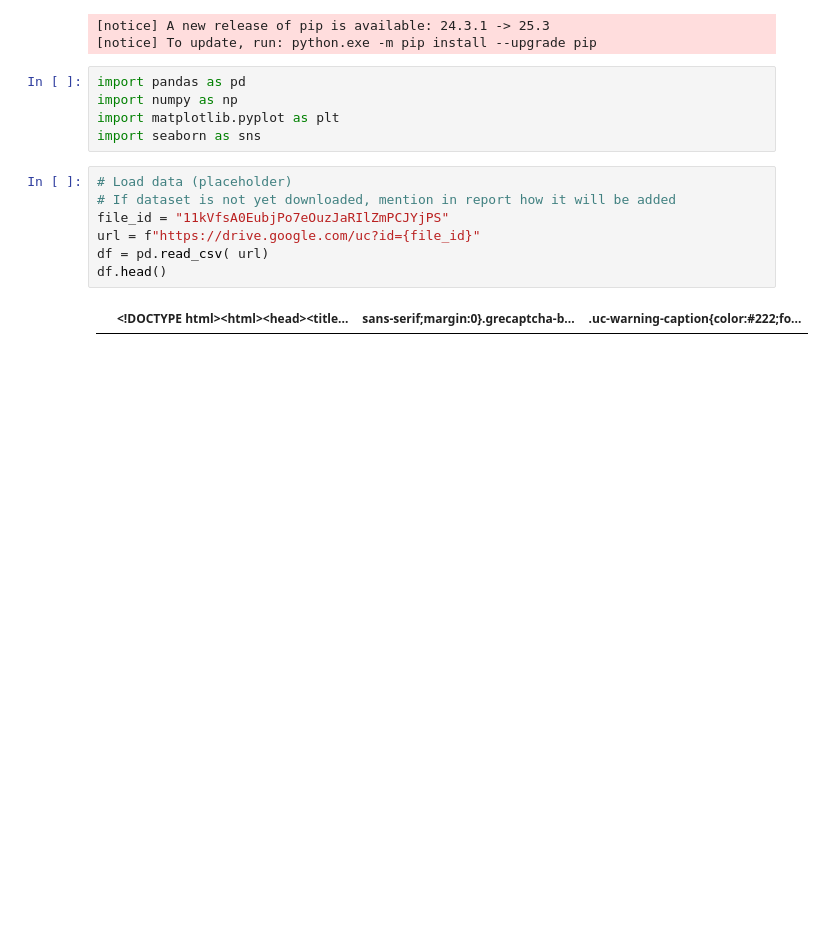
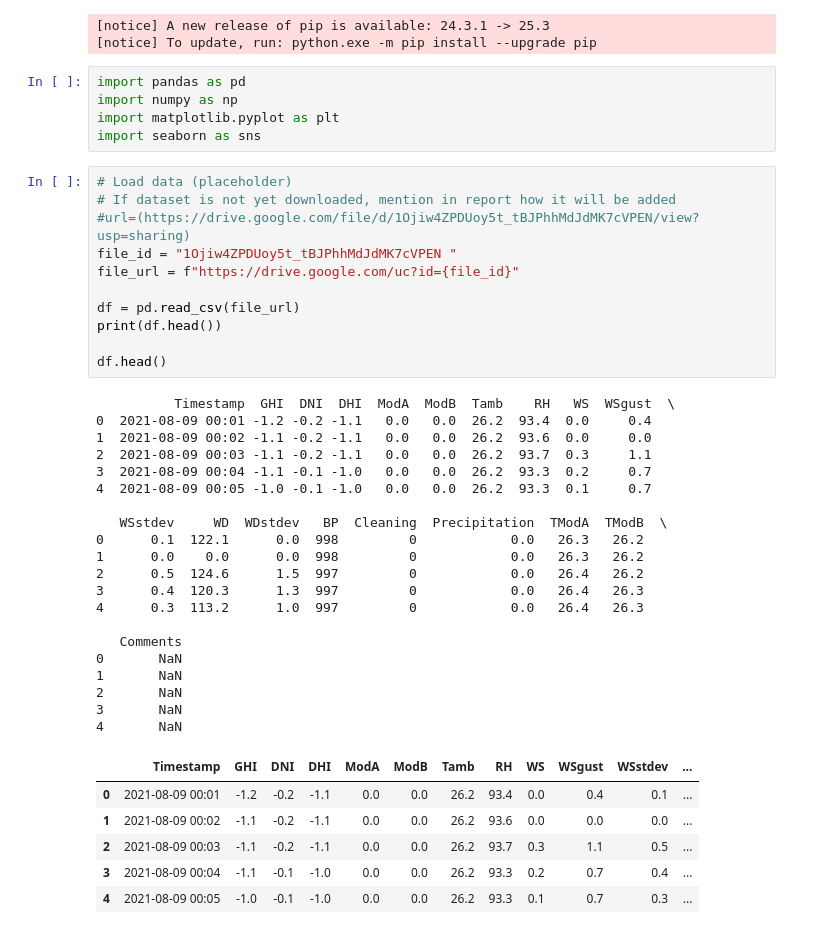
Before and after one commit to H-han221/solar-challenge-week0, a Jupyter notebook: notebook/benin_eda.ipynb, the cells around one changed output. Drawn from its saved outputs; the diff is of its cells as text; blank space fills up the shorter version.

```diff
--- a/notebook/benin_eda.ipynb
+++ b/notebook/benin_eda.ipynb
@@ -43,12 +34,41 @@ import seaborn as sns
 # %%
 # Load data (placeholder)
 # If dataset is not yet downloaded, mention in report how it will be added
-file_id = "11kVfsA0EubjPo7eOuzJaRIlZmPCJYjPS"
-url = f"https://drive.google.com/uc?id={file_id}"
-df = pd.read_csv( url)
+#url=(https://drive.google.com/file/d/1Ojiw4ZPDUoy5t_tBJPhhMdJdMK7cVPEN/view?usp=sharing)
+file_id = "1Ojiw4ZPDUoy5t_tBJPhhMdJdMK7cVPEN "
+file_url = f"https://drive.google.com/uc?id={file_id}"
+
+df = pd.read_csv(file_url)
+print(df.head())
+
 df.head()
 # %% [output]
+          Timestamp  GHI  DNI  DHI  ModA  ModB  Tamb    RH   WS  WSgust  \
+0  2021-08-09 00:01 -1.2 -0.2 -1.1   0.0   0.0  26.2  93.4  0.0     0.4
+1  2021-08-09 00:02 -1.1 -0.2 -1.1   0.0   0.0  26.2  93.6  0.0     0.0
+2  2021-08-09 00:03 -1.1 -0.2 -1.1   0.0   0.0  26.2  93.7  0.3     1.1
+3  2021-08-09 00:04 -1.1 -0.1 -1.0   0.0   0.0  26.2  93.3  0.2     0.7
+4  2021-08-09 00:05 -1.0 -0.1 -1.0   0.0   0.0  26.2  93.3  0.1     0.7
+
+   WSstdev     WD  WDstdev   BP  Cleaning  Precipitation  TModA  TModB  \
+0      0.1  122.1      0.0  998         0            0.0   26.3   26.2
+1      0.0    0.0      0.0  998         0            0.0   26.3   26.2
+2      0.5  124.6      1.5  997         0            0.0   26.4   26.2
+3      0.4  120.3      1.3  997         0            0.0   26.4   26.3
+4      0.3  113.2      1.0  997         0            0.0   26.4   26.3
+
+   Comments
+0       NaN
+1       NaN
+2       NaN
+3       NaN
+4       NaN
-|  | <!DOCTYPE html><html><head><title... | sans-serif;margin:0}.grecaptcha-b... | .uc-warning-caption{color:#222;fo... |
+|  | Timestamp | GHI | DNI | DHI | ModA | ModB | Tamb | RH | WS | WSgust | WSstdev | ... |
+| 0 | 2021-08-09 00:01 | -1.2 | -0.2 | -1.1 | 0.0 | 0.0 | 26.2 | 93.4 | 0.0 | 0.4 | 0.1 | ... |
+| 1 | 2021-08-09 00:02 | -1.1 | -0.2 | -1.1 | 0.0 | 0.0 | 26.2 | 93.6 | 0.0 | 0.0 | 0.0 | ... |
+| 2 | 2021-08-09 00:03 | -1.1 | -0.2 | -1.1 | 0.0 | 0.0 | 26.2 | 93.7 | 0.3 | 1.1 | 0.5 | ... |
+| 3 | 2021-08-09 00:04 | -1.1 | -0.1 | -1.0 | 0.0 | 0.0 | 26.2 | 93.3 | 0.2 | 0.7 | 0.4 | ... |
+| 4 | 2021-08-09 00:05 | -1.0 | -0.1 | -1.0 | 0.0 | 0.0 | 26.2 | 93.3 | 0.1 | 0.7 | 0.3 | ... |
 # %%
 # Quick profiling
 df.info()
```
Also changed, not shown: parts of 19 cells of this notebook, 2 other files.
